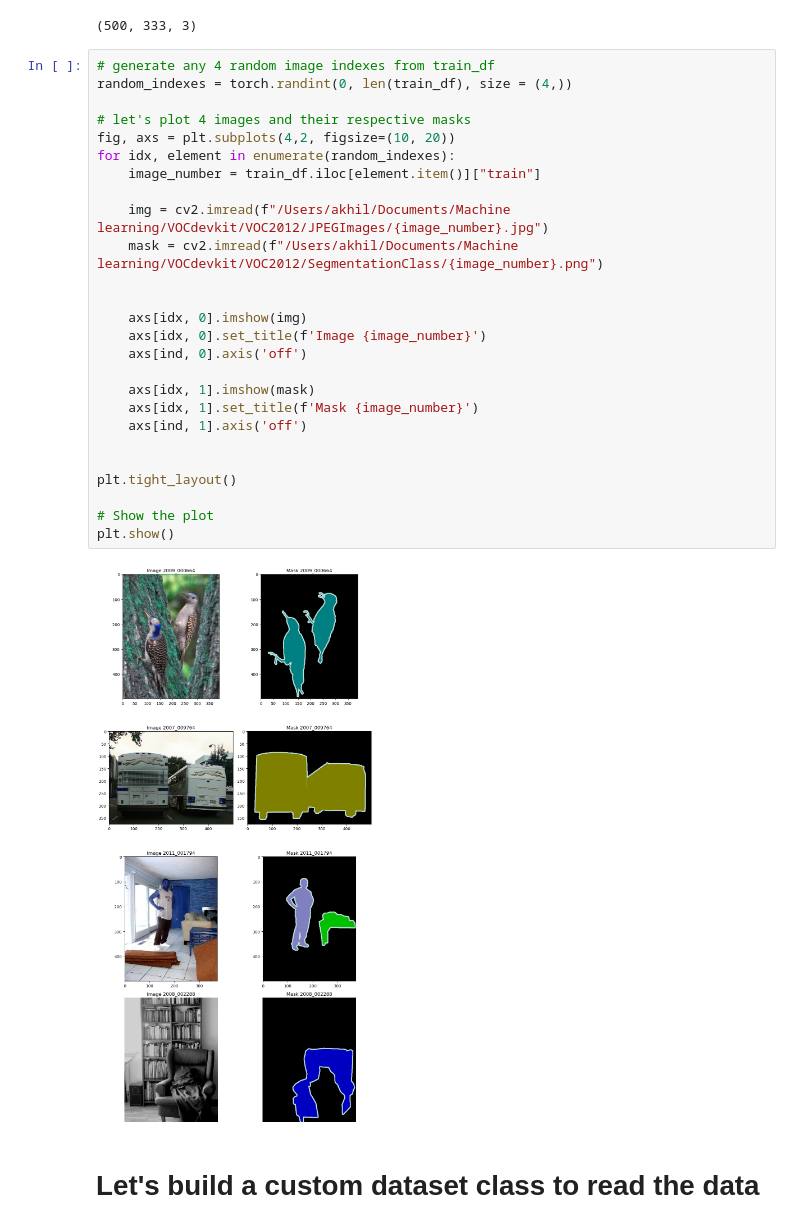
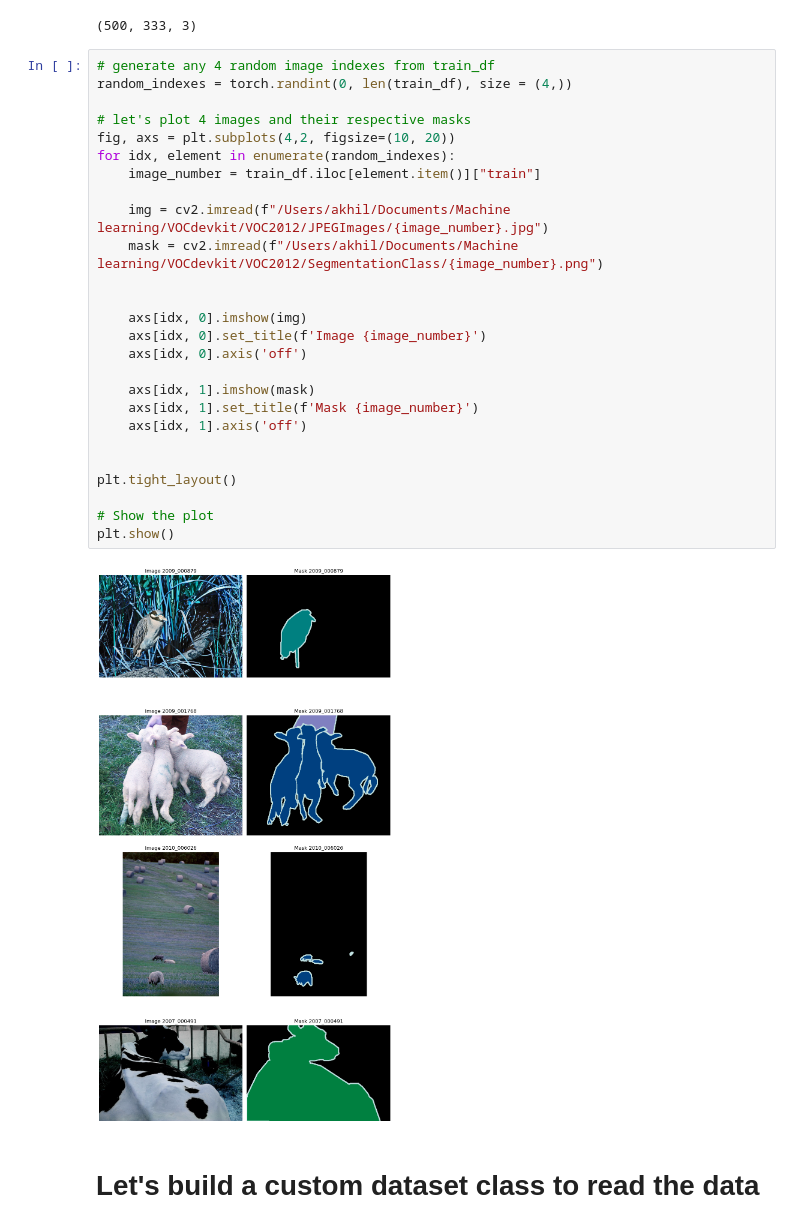
Before and after one commit to pusapatiakhilraju/PyTorch-Resnet-Segmentation, a Jupyter notebook: Segmentation.ipynb, the cells around one changed output. Cells and saved outputs as stored; diff of their text form.

```diff
--- a/Segmentation.ipynb
+++ b/Segmentation.ipynb
@@ -88,31 +88,31 @@ img.shape
 # %%
 # generate any 4 random image indexes from train_df
 random_indexes = torch.randint(0, len(train_df), size = (4,))
 
 # let's plot 4 images and their respective masks
 fig, axs = plt.subplots(4,2, figsize=(10, 20))
 for idx, element in enumerate(random_indexes):
     image_number = train_df.iloc[element.item()]["train"]
 
     img = cv2.imread(f"/Users/akhil/Documents/Machine learning/VOCdevkit/VOC2012/JPEGImages/{image_number}.jpg")
     mask = cv2.imread(f"/Users/akhil/Documents/Machine learning/VOCdevkit/VOC2012/SegmentationClass/{image_number}.png")
 
 
     axs[idx, 0].imshow(img)
     axs[idx, 0].set_title(f'Image {image_number}')
-    axs[ind, 0].axis('off')
+    axs[idx, 0].axis('off')
 
     axs[idx, 1].imshow(mask)
     axs[idx, 1].set_title(f'Mask {image_number}')
-    axs[ind, 1].axis('off')
+    axs[idx, 1].axis('off')
 
 
 plt.tight_layout()
 
 # Show the plot
 plt.show()
 # %% [output]
-[figure, old version]
+[figure, new version]
 # %% [markdown]
 # Let's build a custom dataset class to read the data
 # %%
```
Also changed, not shown: parts of 4 cells of this notebook, 1 other file.
